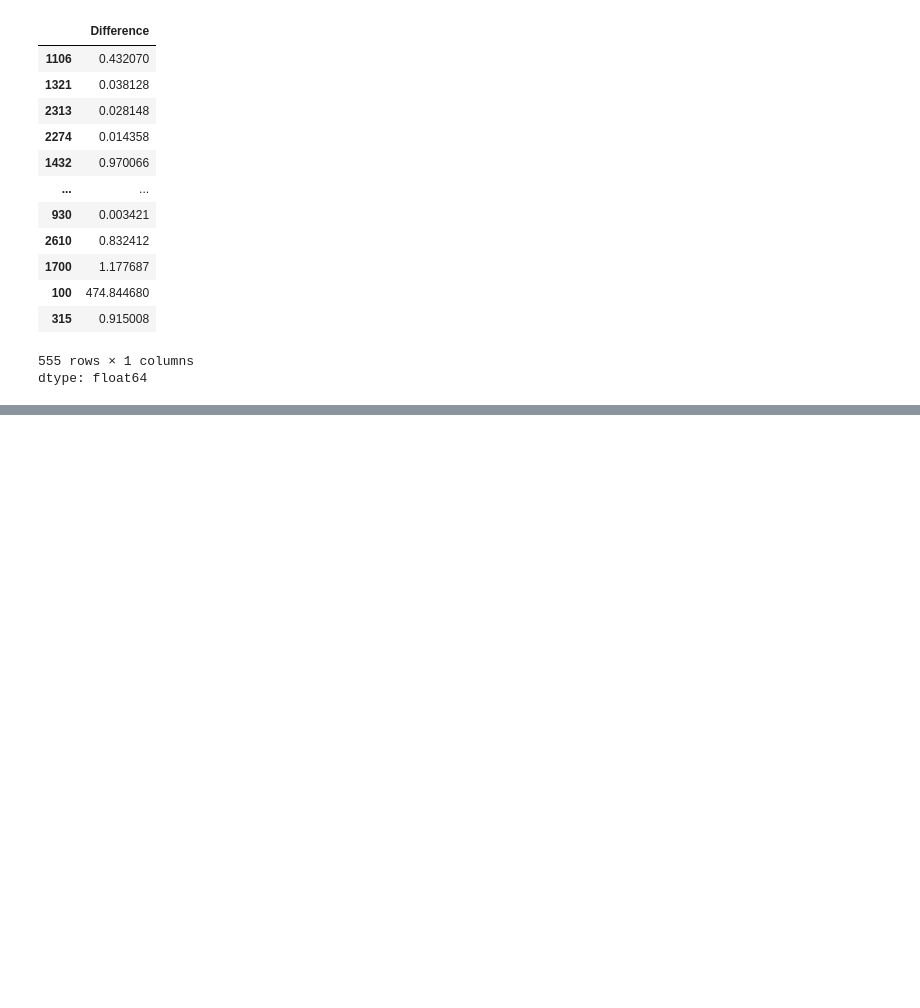
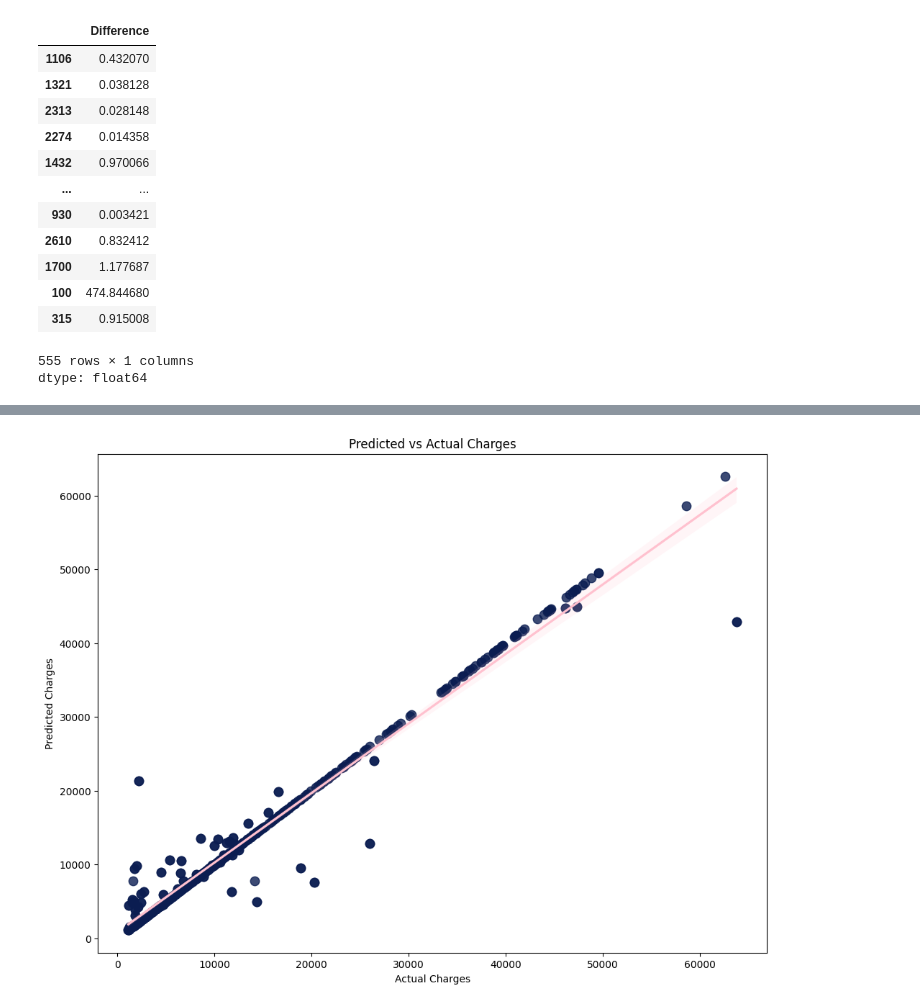
Before and after one commit to shamin2021/BIS_Medical_Insuarance_Cost_Analysis, a Jupyter notebook: Analysis_notebook.ipynb, the cells around one changed output, grey strips where cells are left out. Cells and saved outputs as stored; diff of their text form; code cells hidden in the pictures; blank space fills up the shorter version.

```diff
--- a/Analysis_notebook.ipynb
+++ b/Analysis_notebook.ipynb
@@ -559,0 +606,9 @@ dtype: float64
+# %%
+plt.figure(figsize=(12, 9))
+sns.regplot(x=y_test, y=y_pred, scatter_kws={'s': 80, 'color': '#0B1D51'}, line_kws={'color': '#FFC1CF'})
+plt.xlabel('Actual Charges')
+plt.ylabel('Predicted Charges')
+plt.title('Predicted vs Actual Charges')
+plt.show()
+# %% [output]
+[figure, added]
```
Also changed, not shown: parts of 9 cells of this notebook.
